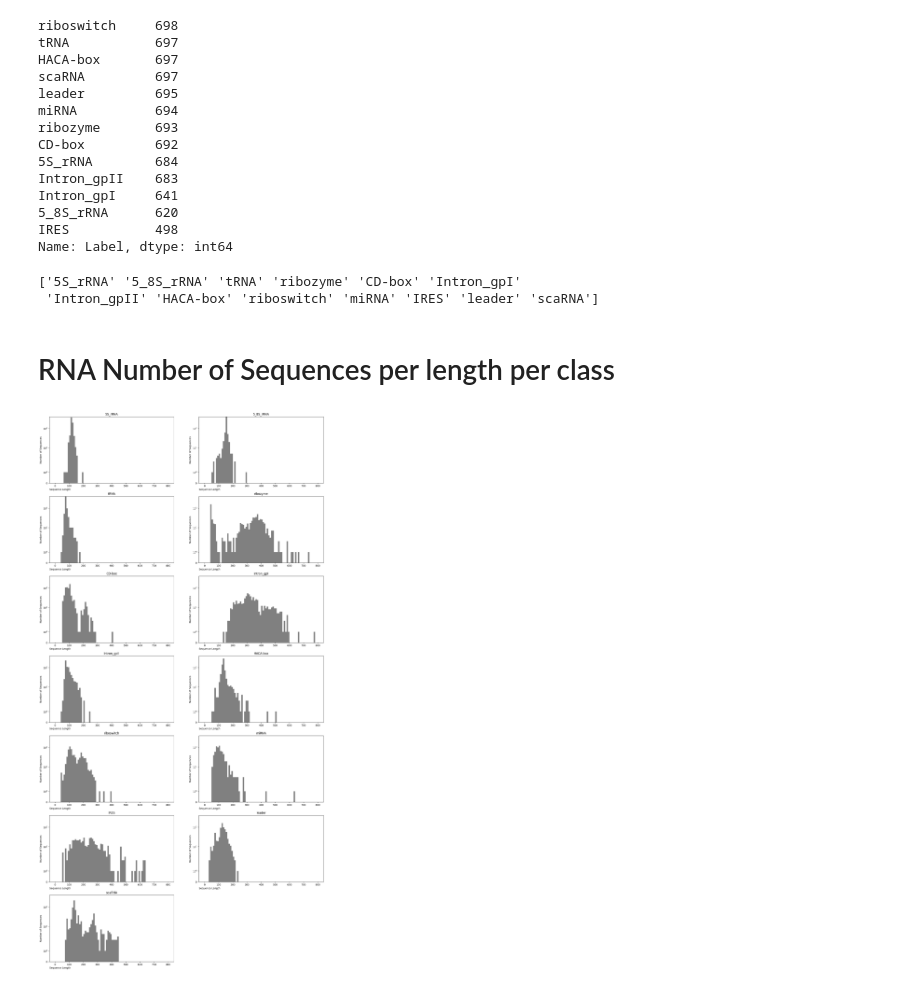
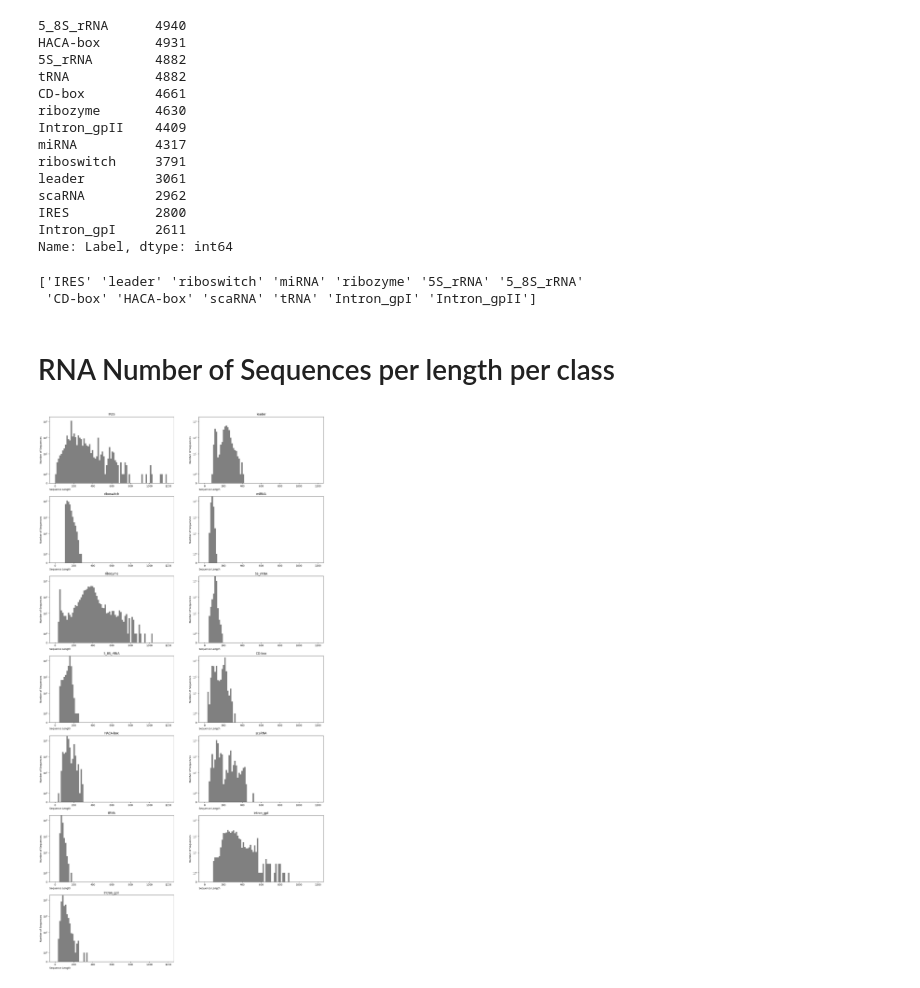
Before and after one commit to vassilas/NCC, a Jupyter notebook: src/Analysis.ipynb, the cells around one changed output. Drawn from its saved outputs; the diff is of its cells as text; code cells hidden in the pictures.

Commit message:
Extend the dataset

```diff
--- a/src/Analysis.ipynb
+++ b/src/Analysis.ipynb
@@ -4,7 +4,7 @@ import numpy as np
 import matplotlib.pyplot as plt
 import seaborn as sns
 # %%
-RNA_seq = pd.read_csv("../datasets/dataset.csv")
+RNA_seq = pd.read_csv("../datasets/Finalsets/dataset.csv")
 RNA_seq
 # %% [output]
 |  | Label | Sequence | Length |
@@ -40,49 +40,49 @@ plt.gca().set(
 # %%
 RNA_seq['Label'].value_counts()
 # %% [output]
-riboswitch     698
-tRNA           697
-HACA-box       697
-scaRNA         697
-leader         695
-miRNA          694
-ribozyme       693
-CD-box         692
-5S_rRNA        684
-Intron_gpII    683
-Intron_gpI     641
-5_8S_rRNA      620
-IRES           498
+5_8S_rRNA      4940
+HACA-box       4931
+5S_rRNA        4882
+tRNA           4882
+CD-box         4661
+ribozyme       4630
+Intron_gpII    4409
+miRNA          4317
+riboswitch     3791
+leader         3061
+scaRNA         2962
+IRES           2800
+Intron_gpI     2611
 Name: Label, dtype: int64
 # %%
 RNA_Classes = RNA_seq['Label'].unique()
 print(RNA_Classes)
 # %% [output]
-['5S_rRNA' '5_8S_rRNA' 'tRNA' 'ribozyme' 'CD-box' 'Intron_gpI'
- 'Intron_gpII' 'HACA-box' 'riboswitch' 'miRNA' 'IRES' 'leader' 'scaRNA']
+['IRES' 'leader' 'riboswitch' 'miRNA' 'ribozyme' '5S_rRNA' '5_8S_rRNA'
+ 'CD-box' 'HACA-box' 'scaRNA' 'tRNA' 'Intron_gpI' 'Intron_gpII']
 # %% [markdown]
 # RNA Number of Sequences per length per class
 # %%
 count = 0
 fig, axs = plt.subplots(7,2,figsize=(20, 40))
 
 for RNA_class in RNA_Classes:
-    axs[int(count/2)][count%2].hist(RNA_seq.query('Label == @RNA_class')['Length'], bins=80, range=[0,800], color="grey")
+    axs[int(count/2)][count%2].hist(RNA_seq.query('Label == @RNA_class')['Length'], bins=80, range=[0,1200], color="grey")
     axs[int(count/2)][count%2].set_title(RNA_class)
     count += 1
 
 for ax in axs.flat:
     ax.set_ylabel('Number of Sequences')
     ax.set_xlabel('Sequence Length', loc='left')
-    ax.set_ylim([0,400])
+    ax.set_ylim([0,1000])
     ax.set_yscale("symlog") # symmetric logarithmic scale
 
 
 
 # Remove last plot
 fig.delaxes(axs[6][1])
 # %% [output]
-[figure, old version]
+[figure, new version]
 # %%
 means = []
 stds = []
```
Also changed, not shown: parts of 5 cells of this notebook, 2 other files.
